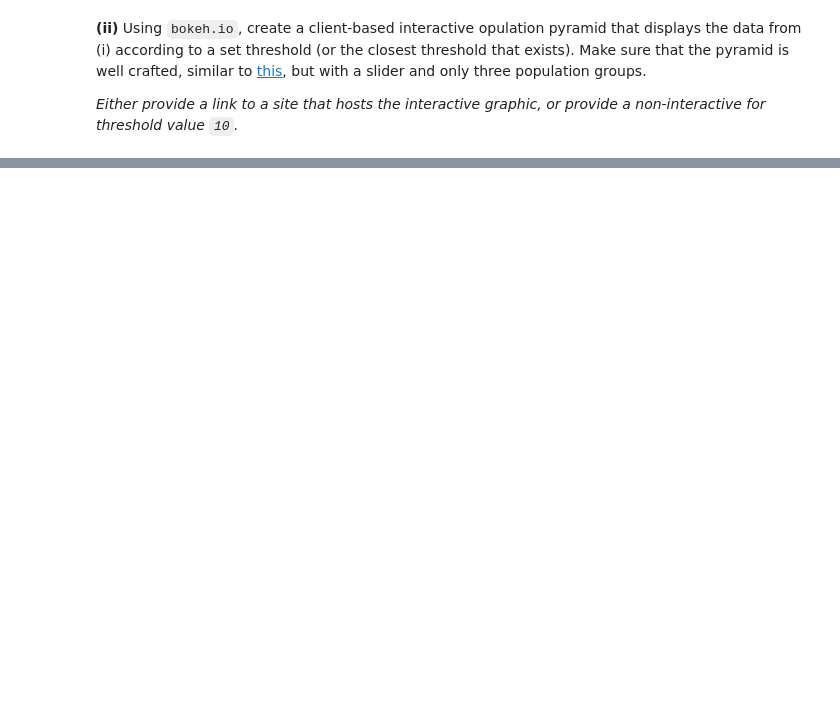
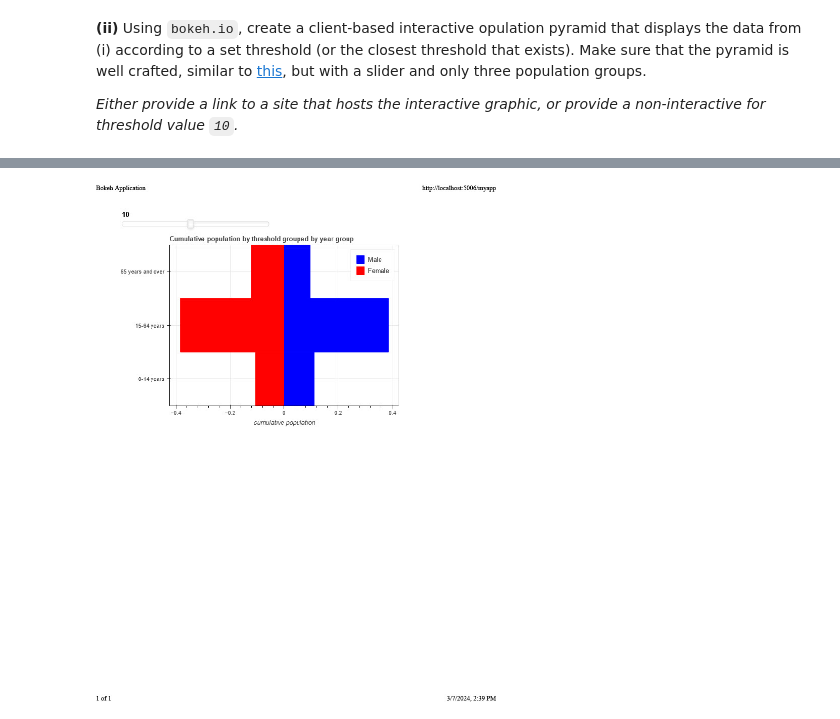
Before and after one commit to AlanPhan1999/Stat220, a Jupyter notebook: Homework/hw4.ipynb, the cells around one changed output, grey strips where cells are left out. Saved outputs shown, nothing was run; the diff lists cells and outputs as text; code cells hidden in the pictures; blank space fills up the shorter version.

```diff
--- a/Homework/hw4.ipynb
+++ b/Homework/hw4.ipynb
@@ -529,0 +553,6 @@ _Either provide a link to a site that hosts the interactive graphic, or provide
+# %%
+from IPython.display import display, Image
+path = "../Images/Bokeh_Application.jpg"
+display(Image(path, width=400, height=400))
+# %% [output]
+[figure, added]
```
Also changed, not shown: parts of 14 cells of this notebook, 6 other files.
